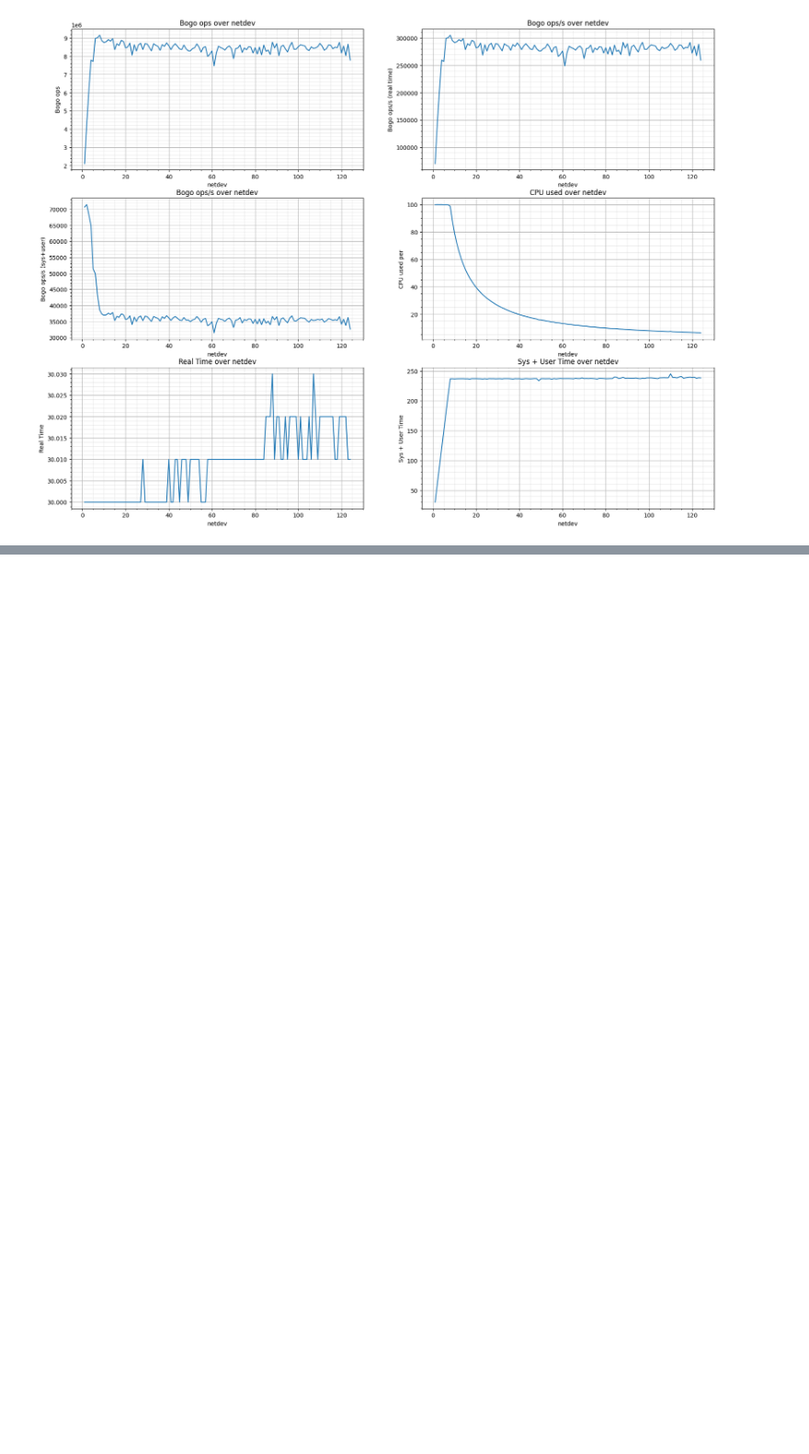
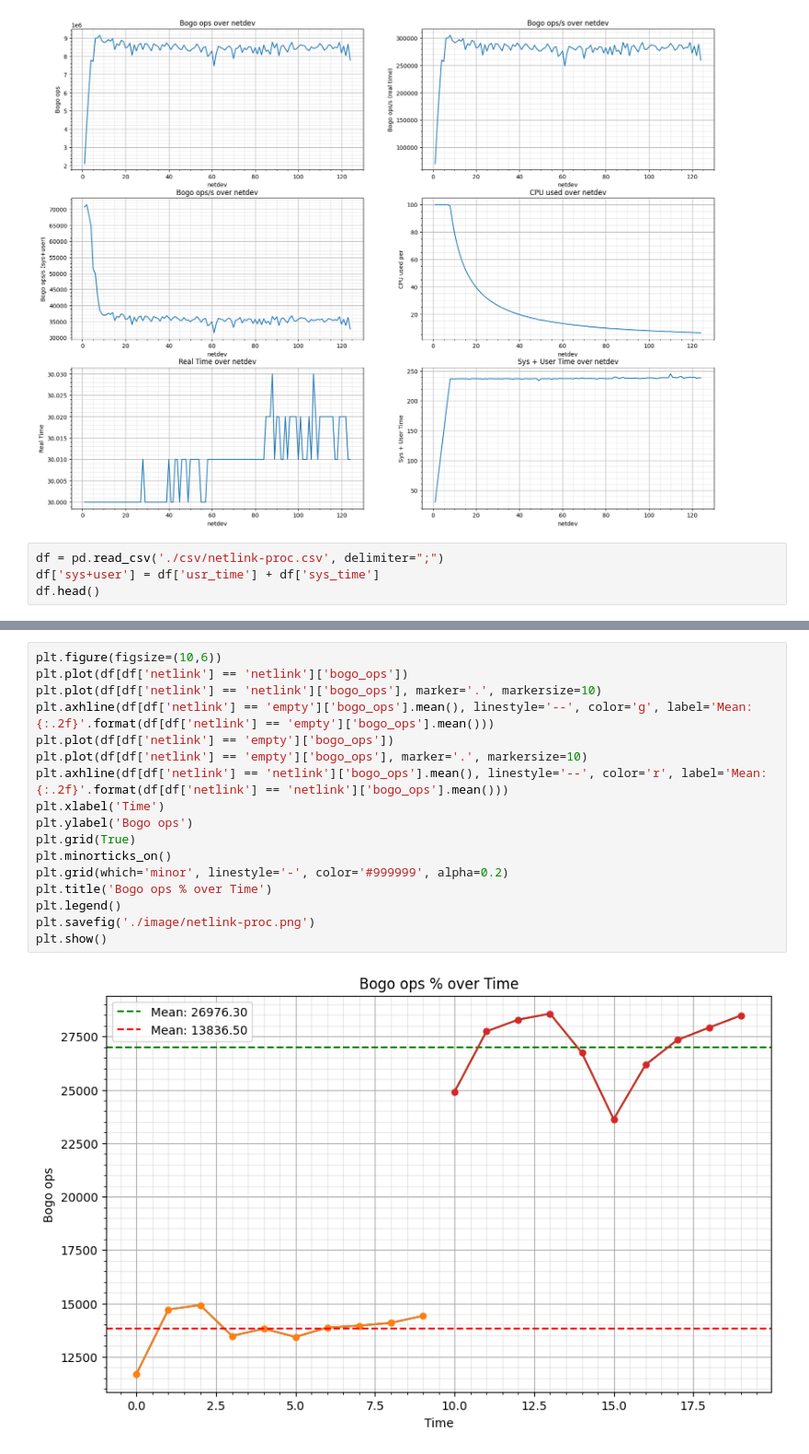
Before and after one commit to AaLexUser/operating-systems, a Jupyter notebook: Lab1/network/graphs.ipynb, the cells around one changed output, grey strips where cells are left out. Shown: that part at 92% size. Saved outputs shown, nothing was run; the diff lists cells and outputs as text; blank space fills up the shorter version.

```diff
--- a/Lab1/network/graphs.ipynb
+++ b/Lab1/network/graphs.ipynb
@@ -119,3 +119,7 @@ plt.savefig('./image/netdev-bogops.png')
 plt.show()
 # %% [output]
 [figure]
+# %%
+df = pd.read_csv('./csv/netlink-proc.csv', delimiter=";")
+df['sys+user'] = df['usr_time'] + df['sys_time']
+df.head()
@@ -121,0 +133,19 @@ plt.show()
+# %%
+plt.figure(figsize=(10,6))
+plt.plot(df[df['netlink'] == 'netlink']['bogo_ops'])
+plt.plot(df[df['netlink'] == 'netlink']['bogo_ops'], marker='.', markersize=10)
+plt.axhline(df[df['netlink'] == 'empty']['bogo_ops'].mean(), linestyle='--', color='g', label='Mean: {:.2f}'.format(df[df['netlink'] == 'empty']['bogo_ops'].mean()))
+plt.plot(df[df['netlink'] == 'empty']['bogo_ops'])
+plt.plot(df[df['netlink'] == 'empty']['bogo_ops'], marker='.', markersize=10)
+plt.axhline(df[df['netlink'] == 'netlink']['bogo_ops'].mean(), linestyle='--', color='r', label='Mean: {:.2f}'.format(df[df['netlink'] == 'netlink']['bogo_ops'].mean()))
+plt.xlabel('Time')
+plt.ylabel('Bogo ops')
+plt.grid(True)
+plt.minorticks_on()
+plt.grid(which='minor', linestyle='-', color='#999999', alpha=0.2)
+plt.title('Bogo ops % over Time')
+plt.legend()
+plt.savefig('./image/netlink-proc.png')
+plt.show()
+# %% [output]
+[figure, added]
```
Also changed, not shown: parts of 1 cell of this notebook, 9 other files.
